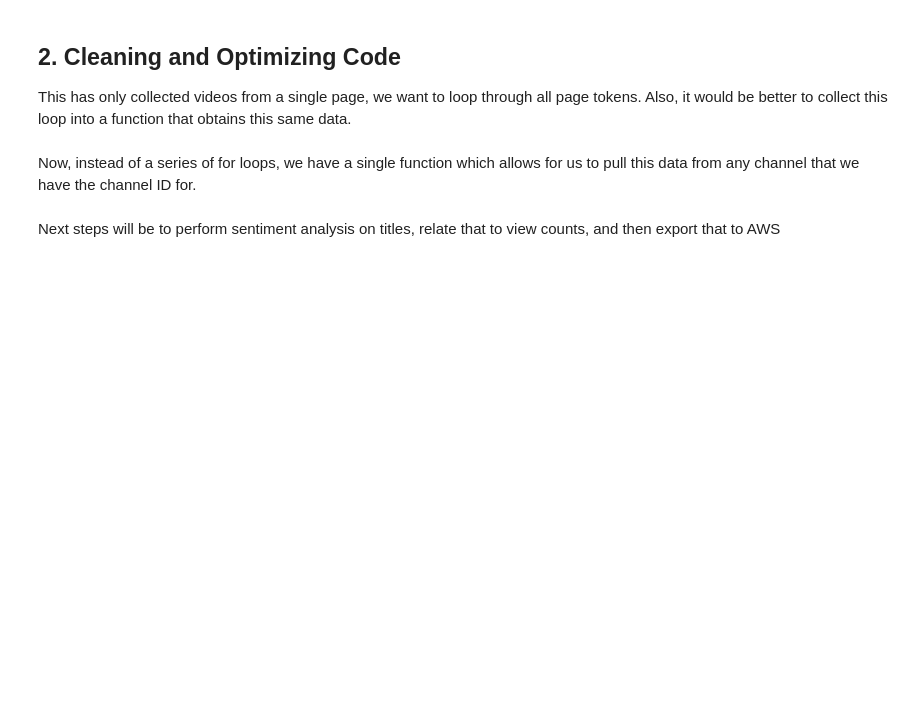
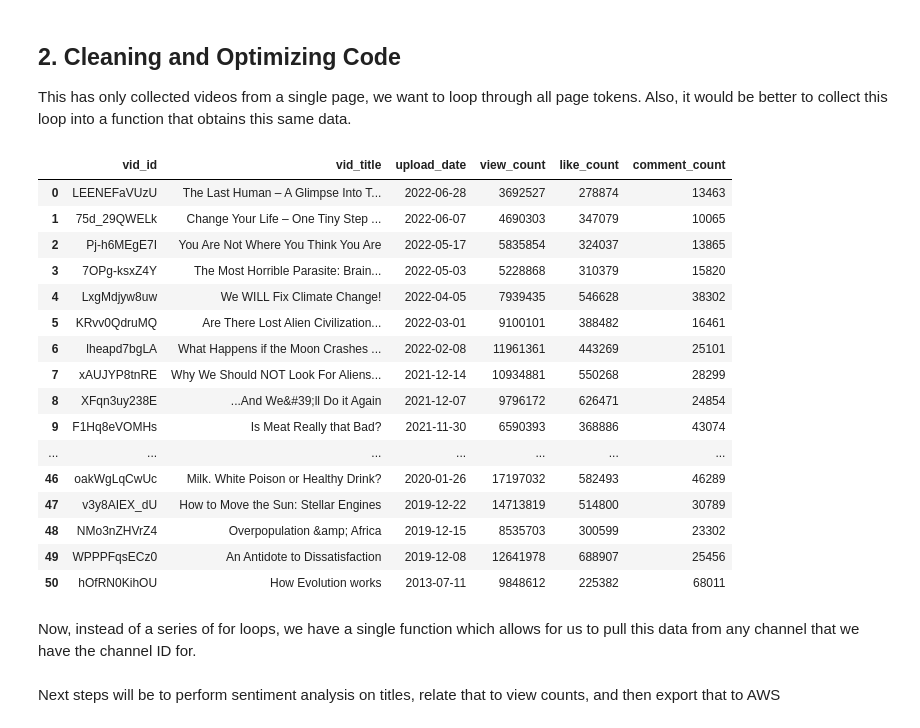
Before and after one commit to Andrew-Castagno/Portfolio, a Jupyter notebook: Youtube API Pipeline.ipynb, the cells around one changed output. Saved outputs shown, nothing was run; the diff lists cells and outputs as text; code cells hidden in the pictures; blank space fills up the shorter version.

```diff
--- a/Youtube API Pipeline.ipynb
+++ b/Youtube API Pipeline.ipynb
@@ -115,10 +110,12 @@ def get_youtube_data(API_KEY, CHANNEL_ID):
                 like_count = vid_stats['items'][0]['statistics']['likeCount']
                 comment_count = vid_stats['items'][0]['statistics']['commentCount']
 
+                #concatenating into the dataframe
+                d = {'vid_id':[vid_id], 'vid_title':[vid_title], 'upload_date':[upload_date],
+                     'view_count':[view_count], 'like_count':[like_count], 'comment_count':[comment_count]}
+                vid_df = pd.concat([video_df, pd.DataFrame(data = d)], ignore_index = True)
 
-                vid_df = vid_df.append({'vid_id':vid_id, 'vid_title':vid_title,
-                                "upload_date":upload_date, "view_count":view_count,
-                                "like_count":like_count, "comment_count":comment_count}, ignore_index=True)
+
         try:
             if video_info['nextPageToken'] != None:
                 page = "pageToken=" + video_info['nextPageToken'] # causes loop to end when we reach final page
@@ -128,6 +125,26 @@ def get_youtube_data(API_KEY, CHANNEL_ID):
 
 
     return vid_df
+# %%
+get_youtube_data(API_KEY, CHANNEL_ID)
+# %% [output]
+|  | vid_id | vid_title | upload_date | view_count | like_count | comment_count |
+| 0 | LEENEFaVUzU | The Last Human – A Glimpse Into T... | 2022-06-28 | 3692527 | 278874 | 13463 |
+| 1 | 75d_29QWELk | Change Your Life – One Tiny Step ... | 2022-06-07 | 4690303 | 347079 | 10065 |
+| 2 | Pj-h6MEgE7I | You Are Not Where You Think You Are | 2022-05-17 | 5835854 | 324037 | 13865 |
+| 3 | 7OPg-ksxZ4Y | The Most Horrible Parasite: Brain... | 2022-05-03 | 5228868 | 310379 | 15820 |
+| 4 | LxgMdjyw8uw | We WILL Fix Climate Change! | 2022-04-05 | 7939435 | 546628 | 38302 |
+| 5 | KRvv0QdruMQ | Are There Lost Alien Civilization... | 2022-03-01 | 9100101 | 388482 | 16461 |
+| 6 | lheapd7bgLA | What Happens if the Moon Crashes ... | 2022-02-08 | 11961361 | 443269 | 25101 |
+| 7 | xAUJYP8tnRE | Why We Should NOT Look For Aliens... | 2021-12-14 | 10934881 | 550268 | 28299 |
+| 8 | XFqn3uy238E | ...And We&#39;ll Do it Again | 2021-12-07 | 9796172 | 626471 | 24854 |
+| 9 | F1Hq8eVOMHs | Is Meat Really that Bad? | 2021-11-30 | 6590393 | 368886 | 43074 |
+| ... | ... | ... | ... | ... | ... | ... |
+| 46 | oakWgLqCwUc | Milk. White Poison or Healthy Drink? | 2020-01-26 | 17197032 | 582493 | 46289 |
+| 47 | v3y8AIEX_dU | How to Move the Sun: Stellar Engines | 2019-12-22 | 14713819 | 514800 | 30789 |
+| 48 | NMo3nZHVrZ4 | Overpopulation &amp; Africa | 2019-12-15 | 8535703 | 300599 | 23302 |
+| 49 | WPPPFqsECz0 | An Antidote to Dissatisfaction | 2019-12-08 | 12641978 | 688907 | 25456 |
+| 50 | hOfRN0KihOU | How Evolution works | 2013-07-11 | 9848612 | 225382 | 68011 |
 # %% [markdown]
 Now, instead of a series of for loops, we have a single function which allows for us to pull this data from any channel that we have the channel ID for.
 # %% [markdown]
```
Also changed, not shown: parts of 11 cells of this notebook.
